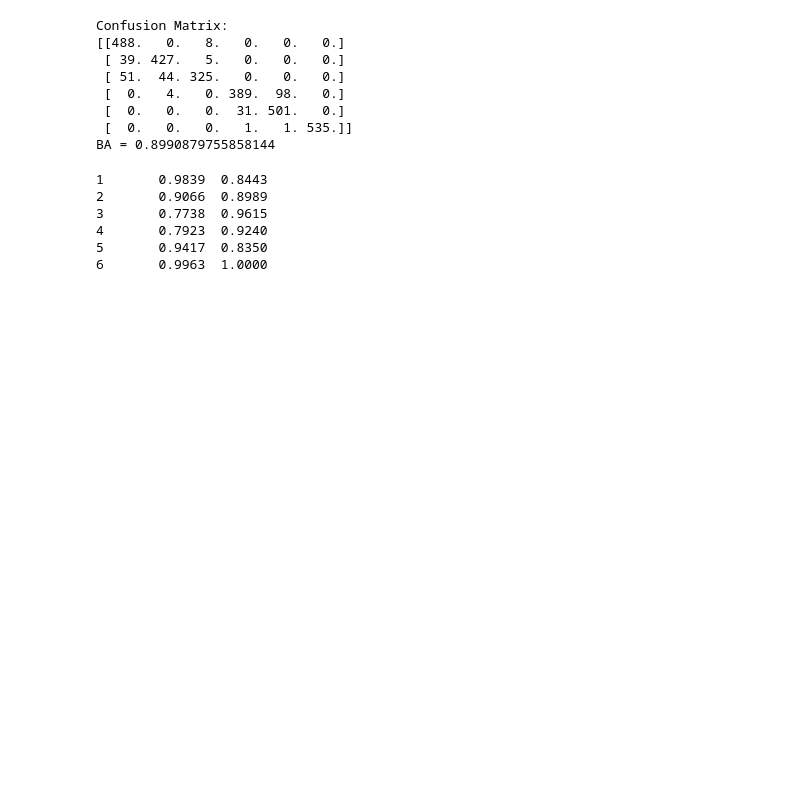
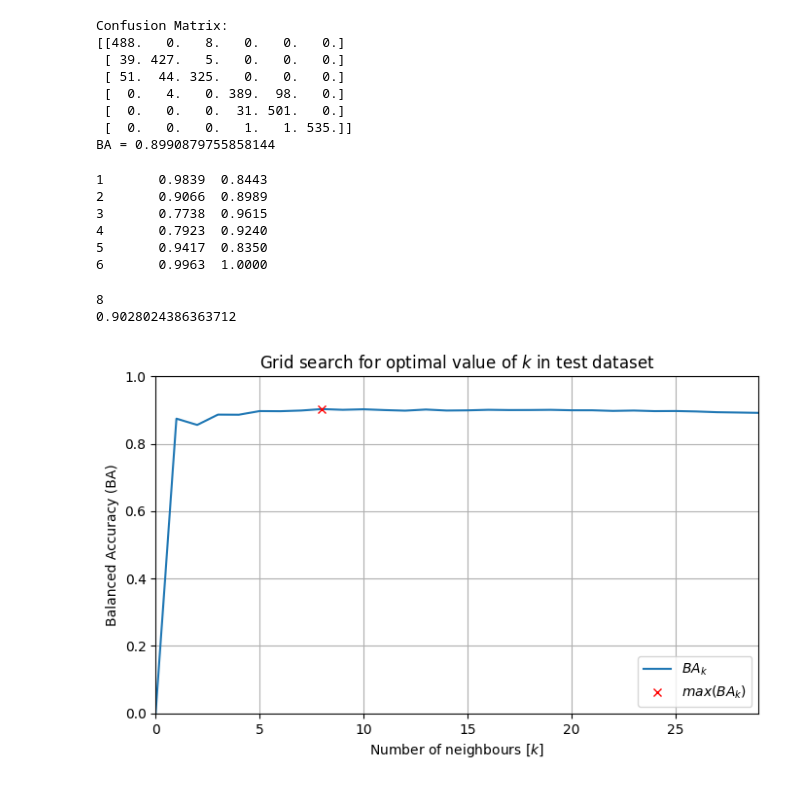
Before and after one commit to toffanetto/IA048_Project_1, a Jupyter notebook: 2-Classification/src/knn_part_1.ipynb, the cells around one changed output. Drawn from its saved outputs; the diff is of its cells as text; code cells hidden in the pictures; blank space fills up the shorter version.

```diff
--- a/2-Classification/src/knn_part_1.ipynb
+++ b/2-Classification/src/knn_part_1.ipynb
@@ -122,3 +122,28 @@ for i in range(1,7):
 4       0.7923  0.9240
 5       0.9417  0.8350
 6       0.9963  1.0000
+# %%
+#k, ba = knn.findBestK(x=X_test,Y=Y_data,y_label=y_test,classes_rate=classes_rate_test)
+
+n = np.linspace(0,29,30)
+
+
+plt.figure(figsize=(8,4.5))
+plt.plot(n,ba,label=f'$BA_k$')
+plt.plot(k,max(ba),'xr',label=f'$max(BA_k)$',linewidth=5)
+plt.xlabel(f'Number of neighbours [$k$]')
+plt.ylabel('Balanced Accuracy (BA)')
+plt.title(f'Grid search for optimal value of $k$ in test dataset')
+plt.legend(loc='lower right')
+plt.grid()
+plt.xlim([0, 29])
+plt.ylim([0, 1])
+
+plt.savefig('../plot/knn_1/grid_search.pdf', format="pdf", bbox_inches="tight")
+
+print(k)
+print(max(ba))
+# %% [output]
+8
+0.9028024386363712
+[figure, added]
```
Also changed, not shown: 11 other files.
